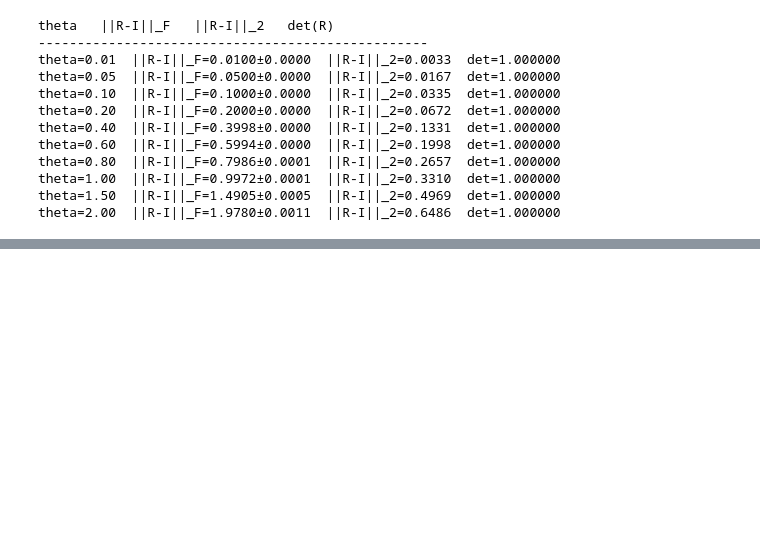
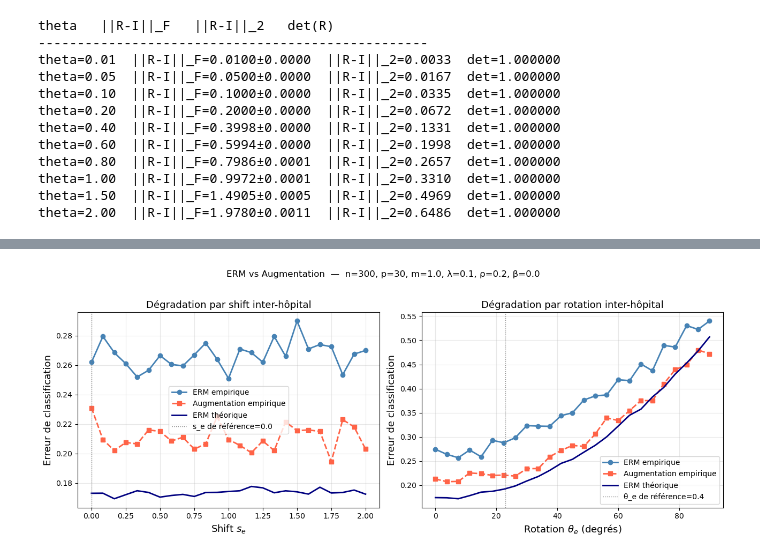
Before and after one commit to GregLagreg/Empirical-risk-minimization-asymptotics, a Jupyter notebook: notebook_toy_gaussian.ipynb, the cells around one changed output, grey strips where cells are left out. Saved outputs shown, nothing was run; the diff lists cells and outputs as text; code cells hidden in the pictures; blank space fills up the shorter version.

```diff
--- a/notebook_toy_gaussian.ipynb
+++ b/notebook_toy_gaussian.ipynb
@@ -823,3 +823,85 @@ theta=0.80  ||R-I||_F=0.7986±0.0001  ||R-I||_2=0.2657  det=1.000000
 theta=1.00  ||R-I||_F=0.9972±0.0001  ||R-I||_2=0.3310  det=1.000000
 theta=1.50  ||R-I||_F=1.4905±0.0005  ||R-I||_2=0.4969  det=1.000000
 theta=2.00  ||R-I||_F=1.9780±0.0011  ||R-I||_2=0.6486  det=1.000000
+# %%
+## ── Sweep comparaison ERM vs Augmentation ──────────────────────────────────
+
+# ── Point fixe ERM (une fois sur le source) ──
+solver1 = et.TheoryFixedPointSolver(
+    model=model_train, loss=loss1, regularizer=reg,
+    n_train=n_train, mc_samples=10000, rng=np.random.default_rng(42)
+)
+th1 = solver1.solve(max_iter=1000, tol=1e-5, damping=0.1, verbose=False)
+print(f"Point fixe ERM convergé : {th1['converged']}  iter={th1['num_iter']}")
+print(f"  mu_star[0]={th1['mu'][0]:.4f}  mu_star[1]={th1['mu'][1]:.4f}  alpha={th1['alpha']}")
+
+# ── Sweep sur s_e (shift) ─────────────────────────────────────────────────
+s_grid   = np.linspace(0.0, 2.0, 25)
+theta_e_fixed = 0.0
+R_fixed  = rotation(theta_e_fixed, p)
+
+emp_erm_s  = []
+emp_aug_s  = []
+th_erm_s   = []
+
+for s_e_val in s_grid:
+    b = np.zeros(p); b[1] = s_e_val
+    mt = generate_target_model(sigma=sigma, p=p, delta=m,
+                                rotation=R_fixed, biais=b)
+    # empirique ERM
+    emp_erm_s.append(mt.error_classif_emp([theta_hat1],       n_test=n_test, rng=rng_test))
+    # empirique augmenté
+    emp_aug_s.append(mt.error_classif_emp([theta_hat1_augm],  n_test=n_test, rng=rng_test))
+    # théorique ERM
+    th_erm_s.append( mt.error_classif_th(th1["mu"], th1["alpha"], num_trials=50000))
+
+# ── Sweep sur theta_e (rotation) ──────────────────────────────────────────
+theta_grid = np.linspace(0.0, np.pi/2, 25)
+s_e_fixed  = 0.0
+b_fixed    = np.zeros(p); b_fixed[1] = s_e_fixed
+
+emp_erm_r  = []
+emp_aug_r  = []
+th_erm_r   = []
+
+for th_e_val in theta_grid:
+    R = rotation(th_e_val, p)
+    mt = generate_target_model(sigma=sigma, p=p, delta=m,
+                                rotation=R, biais=b_fixed)
+    emp_erm_r.append(mt.error_classif_emp([theta_hat1],       n_test=n_test, rng=rng_test))
+    emp_aug_r.append(mt.error_classif_emp([theta_hat1_augm],  n_test=n_test, rng=rng_test))
+    th_erm_r.append( mt.error_classif_th(th1["mu"], th1["alpha"], num_trials=50000))
+
+# ── Graphiques ────────────────────────────────────────────────────────────
+fig, axes = plt.subplots(1, 2, figsize=(13, 5))
+
+# --- Sweep shift ---
+ax = axes[0]
+ax.plot(s_grid, emp_erm_s, 'o-',  color='steelblue',  label='ERM empirique',        lw=2)
+ax.plot(s_grid, emp_aug_s, 's--', color='tomato',     label='Augmentation empirique', lw=2)
+ax.plot(s_grid, th_erm_s,  '-',   color='navy',       label='ERM théorique',          lw=2)
+ax.axvline(s_e, color='gray', ls=':', lw=1, label=f's_e de référence={s_e}')
+ax.set_xlabel('Shift $s_e$', fontsize=13)
+ax.set_ylabel('Erreur de classification', fontsize=13)
+ax.set_title('Dégradation par shift inter-hôpital', fontsize=13)
+ax.legend(fontsize=10)
+ax.grid(alpha=0.3)
+
+# --- Sweep rotation ---
+ax = axes[1]
+ax.plot(np.degrees(theta_grid), emp_erm_r, 'o-',  color='steelblue',  label='ERM empirique',         lw=2)
+ax.plot(np.degrees(theta_grid), emp_aug_r, 's--', color='tomato',     label='Augmentation empirique', lw=2)
+ax.plot(np.degrees(theta_grid), th_erm_r,  '-',   color='navy',       label='ERM théorique',           lw=2)
+ax.axvline(np.degrees(theta_e), color='gray', ls=':', lw=1, label=f'θ_e de référence={theta_e}')
+ax.set_xlabel('Rotation $\\theta_e$ (degrés)', fontsize=13)
+ax.set_ylabel('Erreur de classification', fontsize=13)
+ax.set_title('Dégradation par rotation inter-hôpital', fontsize=13)
+ax.legend(fontsize=10)
+ax.grid(alpha=0.3)
+
+plt.suptitle(f'ERM vs Augmentation  —  n={n_train}, p={p}, m={m}, λ={lam}, ρ={rho}, β={beta}',
+             fontsize=12, y=1.02)
+plt.tight_layout()
+plt.savefig("sweep_erm_vs_augm.png", dpi=150, bbox_inches='tight')
+plt.show()
+# %% [output]
@@ -825,0 +910 @@ theta=2.00  ||R-I||_F=1.9780±0.0011  ||R-I||_2=0.6486  det=1.000000
+[figure, added]
```
Also changed, not shown: parts of 3 cells of this notebook, 1 other file.
